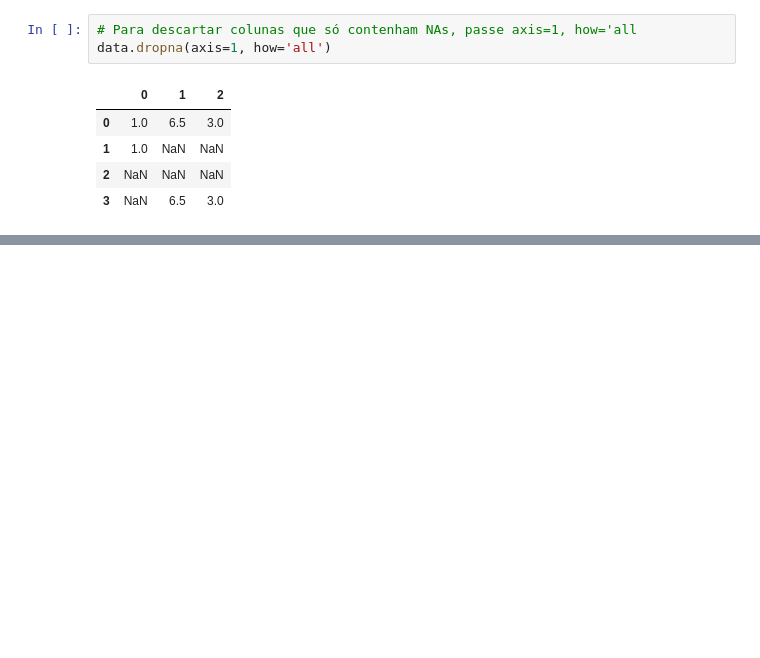
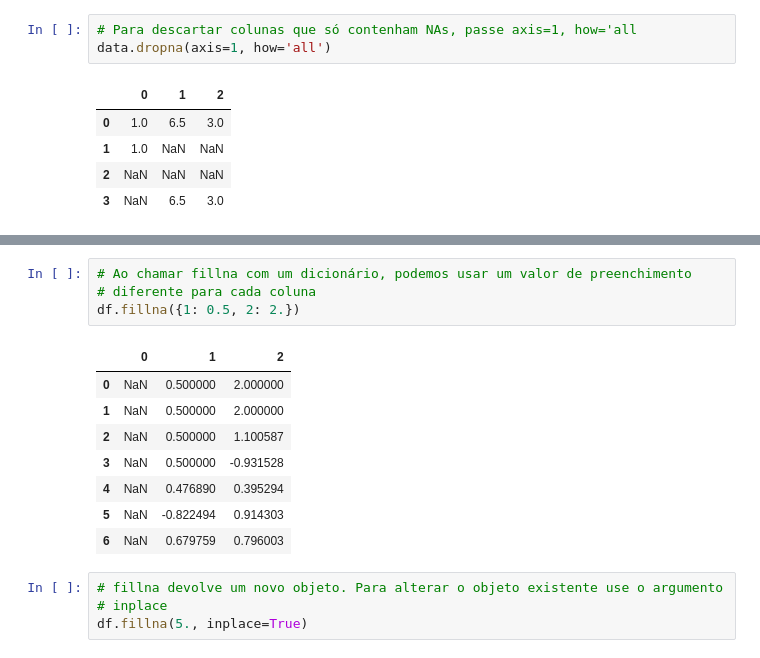
Before and after one commit to valdenio458/livro-python-para-analise-de-dados, a Jupyter notebook: capitulo_7.ipynb, the cells around one changed output, grey strips where cells are left out. Saved outputs shown, nothing was run; the diff lists cells and outputs as text; blank space fills up the shorter version.

```diff
--- a/capitulo_7.ipynb
+++ b/capitulo_7.ipynb
@@ -93,0 +136,17 @@ data.dropna(axis=1, how='all')
+# %%
+# Ao chamar fillna com um dicionário, podemos usar um valor de preenchimento
+# diferente para cada coluna
+df.fillna({1: 0.5, 2: 2.})
+# %% [output]
+|  | 0 | 1 | 2 |
+| 0 | NaN | 0.500000 | 2.000000 |
+| 1 | NaN | 0.500000 | 2.000000 |
+| 2 | NaN | 0.500000 | 1.100587 |
+| 3 | NaN | 0.500000 | -0.931528 |
+| 4 | NaN | 0.476890 | 0.395294 |
+| 5 | NaN | -0.822494 | 0.914303 |
+| 6 | NaN | 0.679759 | 0.796003 |
+# %%
+# fillna devolve um novo objeto. Para alterar o objeto existente use o argumento
+# inplace
+df.fillna(5., inplace=True)
```
Also changed, not shown: parts of 8 cells of this notebook.
